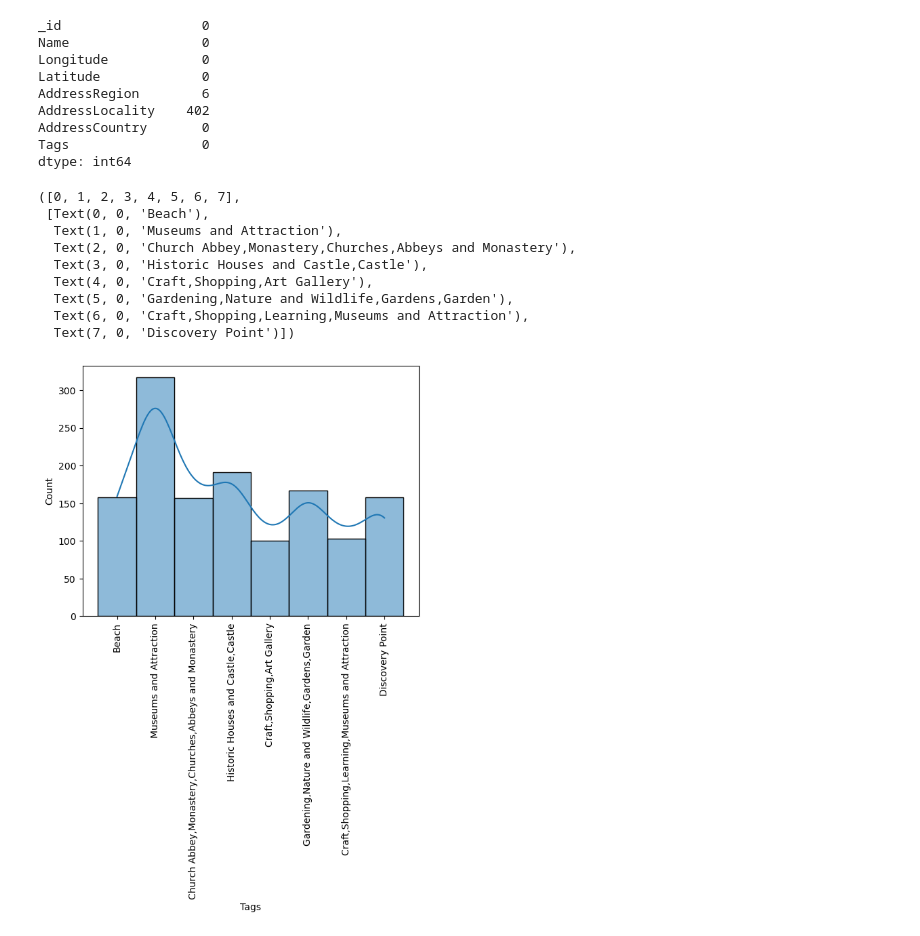
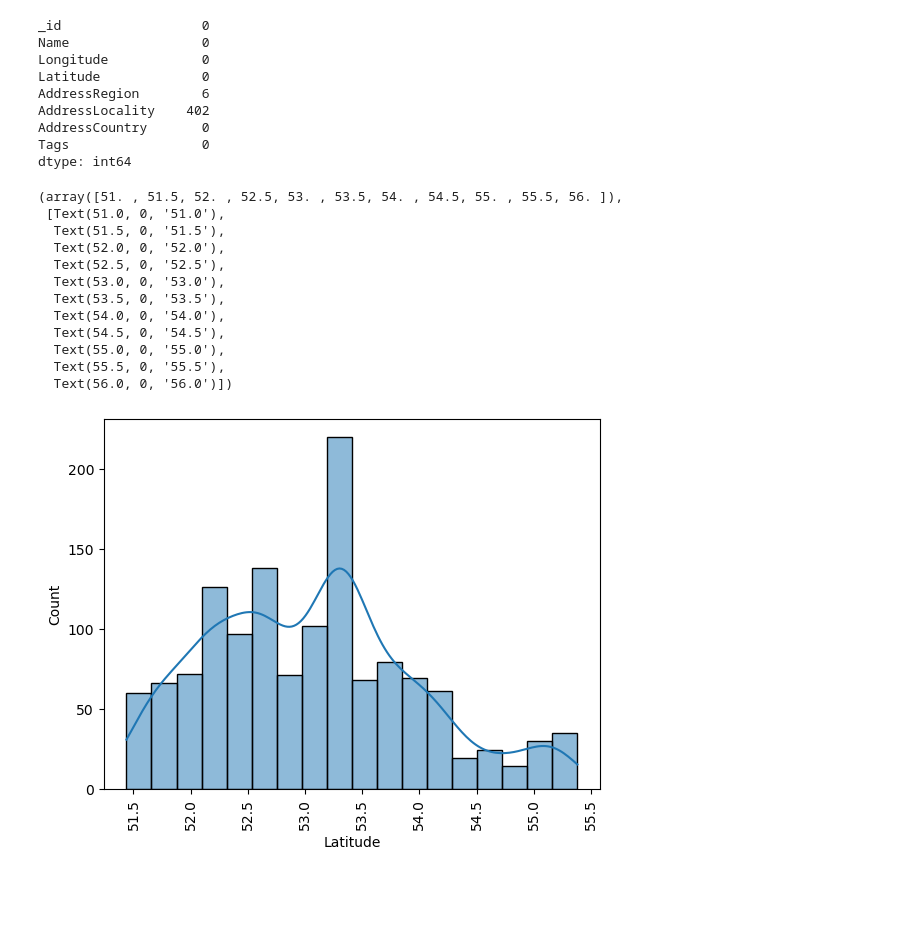
Before and after one commit to CCT-Dublin/ca1-claireobrien00, a Jupyter notebook: Attractions.ipynb, the cells around one changed output. Drawn from its saved outputs; the diff is of its cells as text; code cells hidden in the pictures; blank space fills up the shorter version.

```diff
--- a/Attractions.ipynb
+++ b/Attractions.ipynb
@@ -182,16 +182,19 @@ AddressCountry       0
 Tags                 0
 dtype: int64
 # %%
-sns.histplot(data=Attractions_topTags_df, x="Tags", kde = True)
+sns.histplot(data=Attractions_topTags_df, x="Latitude", kde = True)
 plt.xticks(rotation=90)
 # %% [output]
-([0, 1, 2, 3, 4, 5, 6, 7],
- [Text(0, 0, 'Beach'),
-  Text(1, 0, 'Museums and Attraction'),
-  Text(2, 0, 'Church Abbey,Monastery,Churches,Abbeys and Monastery'),
-  Text(3, 0, 'Historic Houses and Castle,Castle'),
-  Text(4, 0, 'Craft,Shopping,Art Gallery'),
-  Text(5, 0, 'Gardening,Nature and Wildlife,Gardens,Garden'),
-  Text(6, 0, 'Craft,Shopping,Learning,Museums and Attraction'),
-  Text(7, 0, 'Discovery Point')])
+(array([51. , 51.5, 52. , 52.5, 53. , 53.5, 54. , 54.5, 55. , 55.5, 56. ]),
+ [Text(51.0, 0, '51.0'),
+  Text(51.5, 0, '51.5'),
+  Text(52.0, 0, '52.0'),
+  Text(52.5, 0, '52.5'),
+  Text(53.0, 0, '53.0'),
+  Text(53.5, 0, '53.5'),
+  Text(54.0, 0, '54.0'),
+  Text(54.5, 0, '54.5'),
+  Text(55.0, 0, '55.0'),
+  Text(55.5, 0, '55.5'),
+  Text(56.0, 0, '56.0')])
-[figure, old version]
+[figure, new version]
```
Also changed, not shown: parts of 3 cells of this notebook, 2 other files.
